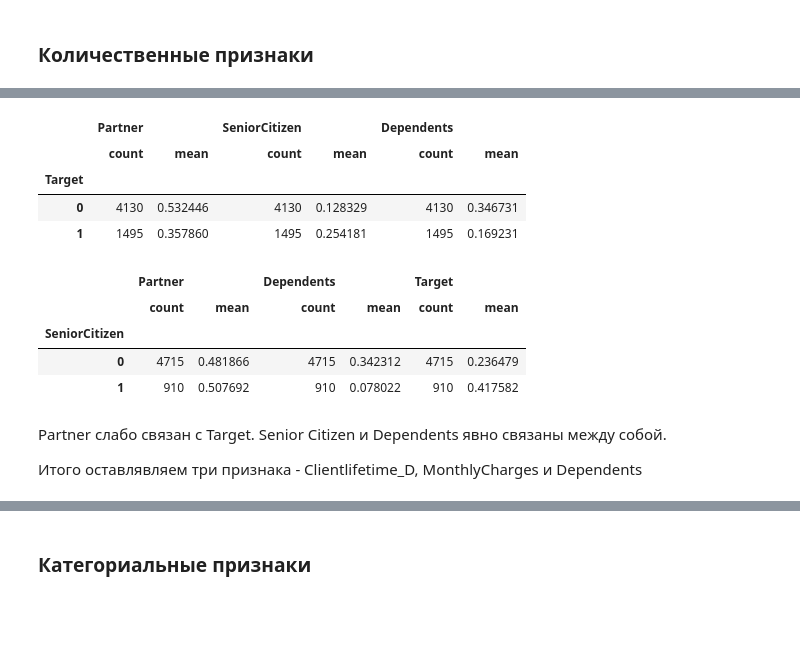
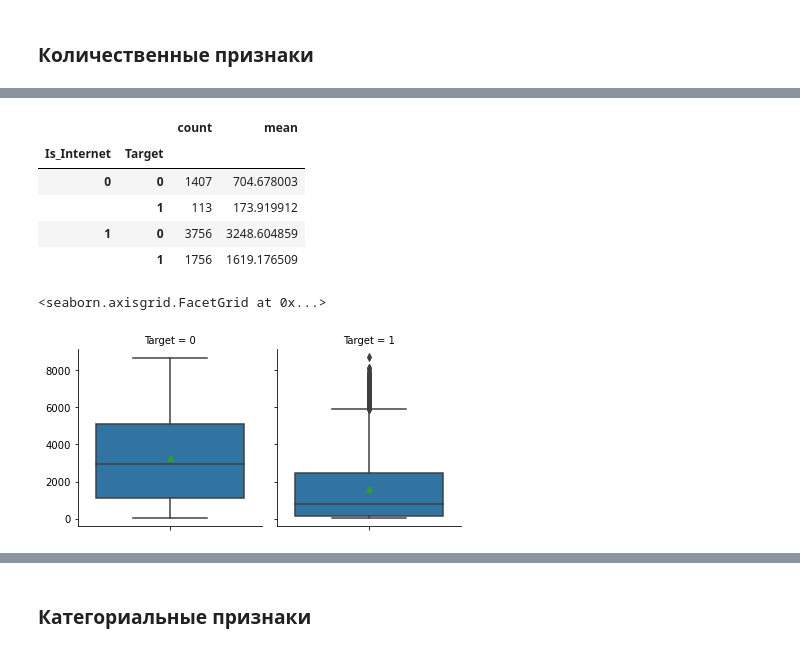
Before and after one commit to xrayserg/Yandex_Practicum, a Jupyter notebook: customer_churn_telecom/customer_churn_telecom.ipynb, the cells around one changed output, grey strips where cells are left out. Saved outputs shown, nothing was run; the diff lists cells and outputs as text; code cells hidden in the pictures; blank space fills up the shorter version.

```diff
--- a/customer_churn_telecom/customer_churn_telecom.ipynb
+++ b/customer_churn_telecom/customer_churn_telecom.ipynb
@@ -441,0 +358,3 @@ X_train
+# %%
+telecom['Is_Internet'] = (telecom['OnlineSecurity'] !='no_internet')*1
+telecom['Is_Phone'] = (telecom['MultipleLines'] !='no_phone')*1
@@ -442,4 +377,2 @@ X_train
 # %% [markdown]
 ### Количественные признаки
-# %%
-telecom = X_train.join(y_train)
@@ -465,4 +393,3 @@ sns.heatmap(t)
 # %%
-telecom['ClientLifetime_M_q'] = pd.qcut(telecom['ClientLifetime_M'],10)
-telecom.groupby('ClientLifetime_M_q')['Target'].agg(['count','mean'])
+telecom.groupby(['Is_Internet', 'Target'])['MonthlyCharges'].agg(['count','mean'])
 # %% [output]
@@ -483,3 +409,2 @@ telecom.groupby('ClientLifetime_M_q')['Target'].agg(['count','mean'])
 # %%
-telecom['MonthlyCharges_q'] = pd.qcut(telecom['MonthlyCharges'],10)
-telecom.groupby('MonthlyCharges_q')[['Target']].agg(['count','mean'])
+telecom['MonthlyCharges_q'] = pd.qcut(telecom[telecom['Is_Internet']==1]['MonthlyCharges'],10)
@@ -505,20 +449,16 @@ telecom.groupby('MonthlyCharges_q')[['Target']].agg(['count','mean'])
 # %%
-telecom.groupby('Target')[['Partner','SeniorCitizen','Dependents']].agg(['count','mean'])
+telecom.groupby(['Is_Internet', 'Target'])['TotalCharges'].agg(['count','mean'])
 # %% [output]
-|  | Partner |  | SeniorCitizen |  | Dependents |  |
-|  | count | mean | count | mean | count | mean |
-| Target |  |  |  |  |  |  |
-| 0 | 4130 | 0.532446 | 4130 | 0.128329 | 4130 | 0.346731 |
-| 1 | 1495 | 0.357860 | 1495 | 0.254181 | 1495 | 0.169231 |
+|  |  | count | mean |
+| Is_Internet | Target |  |  |
+| 0 | 0 | 1407 | 704.678003 |
+|  | 1 | 113 | 173.919912 |
+| 1 | 0 | 3756 | 3248.604859 |
+|  | 1 | 1756 | 1619.176509 |
-# %%
-telecom.groupby('SeniorCitizen')[['Partner','Dependents','Target']].agg(['count','mean'])
-# %% [output]
-|  | Partner |  | Dependents |  | Target |  |
-|  | count | mean | count | mean | count | mean |
-| SeniorCitizen |  |  |  |  |  |  |
-| 0 | 4715 | 0.481866 | 4715 | 0.342312 | 4715 | 0.236479 |
-| 1 | 910 | 0.507692 | 910 | 0.078022 | 910 | 0.417582 |
-# %% [markdown]
-Partner слабо связан с Target. Senior Citizen и Dependents явно связаны  между собой.
-
-Итого оставлявляем три признака - Clientlifetime_D, MonthlyCharges и Dependents
+# %%
+g = sns.FacetGrid(telecom[telecom['Is_Internet']==1], col="Target", palette='Set2')#, hue='Target')
+g.map_dataframe(sns.boxplot, y="TotalCharges", showmeans=True)
+g.add_legend()
+# %% [output]
+<seaborn.axisgrid.FacetGrid at 0x...>
+[figure, added]
```
Also changed, not shown: parts of 265 cells of this notebook, 3 other files.
